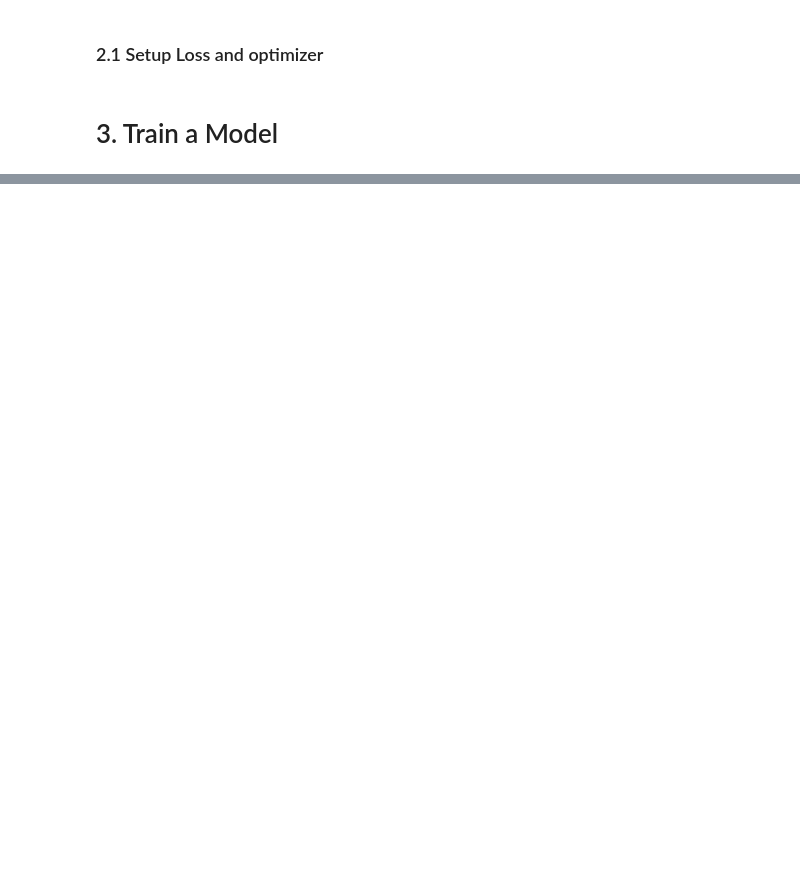
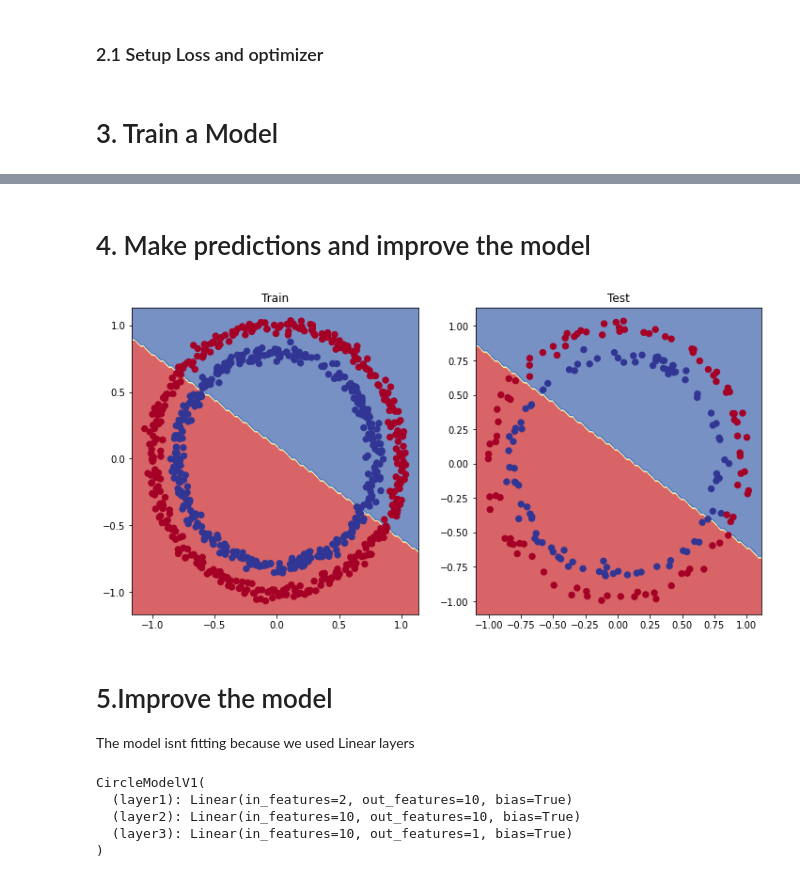
Before and after one commit to AliButtar/learn-pytorch, a Jupyter notebook: 03.PyTorch Neural Network Classification.ipynb, the cells around one changed output, grey strips where cells are left out. Cells and saved outputs as stored; diff of their text form; code cells hidden in the pictures; blank space fills up the shorter version.

Commit message:
Trained non linear model

```diff
--- a/03.PyTorch Neural Network Classification.ipynb
+++ b/03.PyTorch Neural Network Classification.ipynb
@@ -5,7 +5,7 @@ from sklearn.datasets import make_circles
 
 X, y = make_circles(
     n_samples= 1000,
-    noise = 0.3,
+    noise = 0.03,
     random_state = 42,
 )
 # %%
@@ -99,8 +99,10 @@ loss_fn = nn.BCEWithLogitsLoss()
 optimizer = torch.optim.SGD(params = model_0.parameters(),lr = 0.1)
 # %%
 ### Accuracy Metric
-def accuracy_fn(y_true, y_pred):
+def accuracy_fn(y_pred, y_true):
     correct = torch.eq(y_true, y_pred).sum().item()
     acc = (correct/len(y_pred))*100
+
+    return acc
 # %% [markdown]
 # 3. Train a Model
@@ -106,0 +162,37 @@ def accuracy_fn(y_true, y_pred):
+# %% [markdown]
+# 4. Make predictions and improve the model
+# %%
+from helper_functions import plot_predictions, plot_decision_boundary
+import matplotlib.pyplot as plt
+
+plt.figure(figsize=(12, 6))
+plt.subplot(1, 2, 1)
+plt.title("Train")
+plot_decision_boundary(model_0, X_train, y_train)
+plt.subplot(1, 2, 2)
+plt.title("Test")
+plot_decision_boundary(model_0, X_test, y_test)
+# %% [output]
+[figure, added]
+# %% [markdown]
+# 5.Improve the model
+The model isnt fitting because we used Linear layers
+# %%
+class CircleModelV1(nn.Module):
+    def __init__(self):
+        super().__init__()
+        self.layer1= nn.Linear(in_features=2, out_features=10)
+        self.layer2= nn.Linear(in_features=10, out_features=10)
+        self.layer3= nn.Linear(in_features=10, out_features=1)
+
+    def forward(self, x):
+        return self.layer3(self.layer2(self.layer1(x)))
+
+model_1 = CircleModelV1()
+model_1
+# %% [output]
+CircleModelV1(
+  (layer1): Linear(in_features=2, out_features=10, bias=True)
+  (layer2): Linear(in_features=10, out_features=10, bias=True)
+  (layer3): Linear(in_features=10, out_features=1, bias=True)
+)
```
Also changed, not shown: parts of 13 cells of this notebook, 3 other files.
